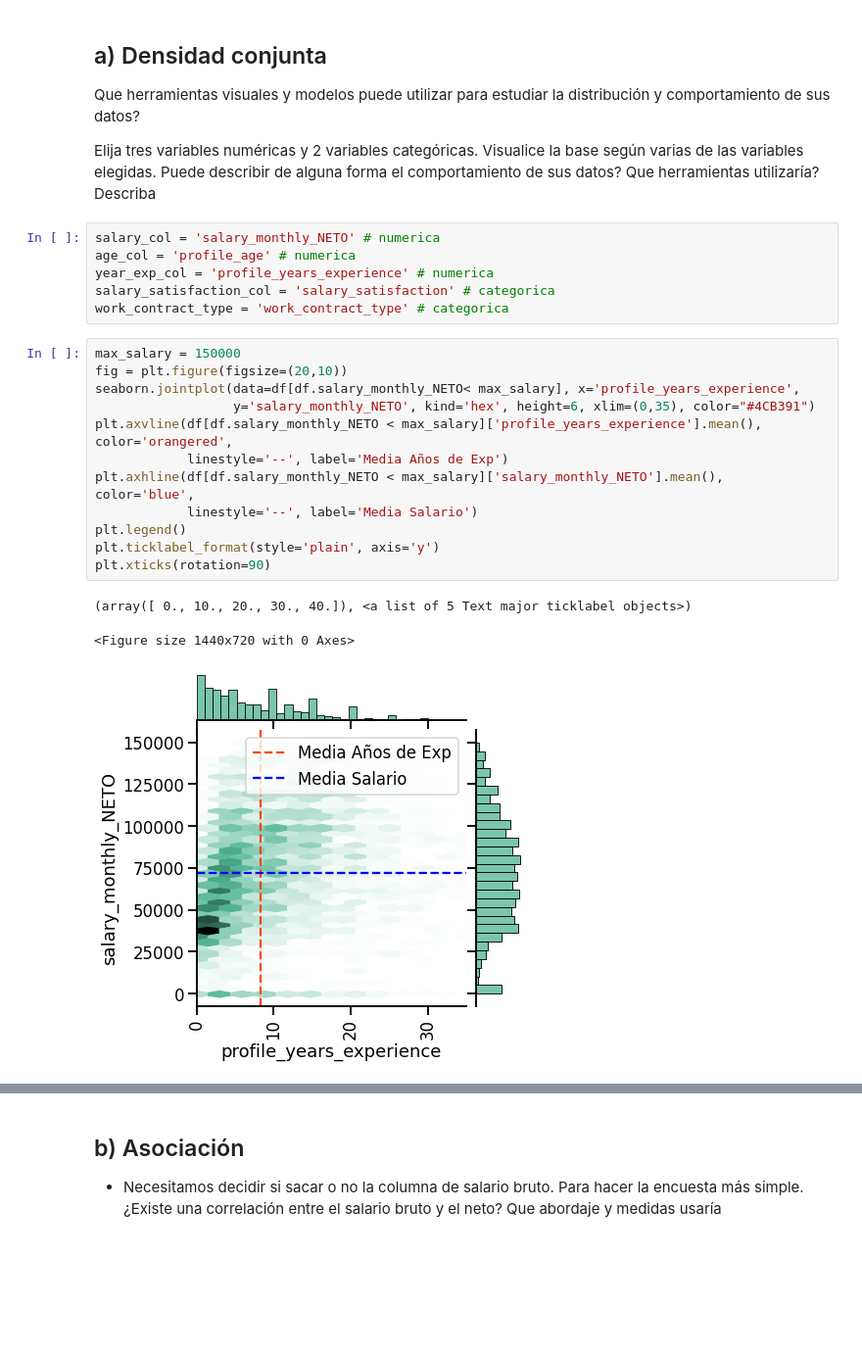
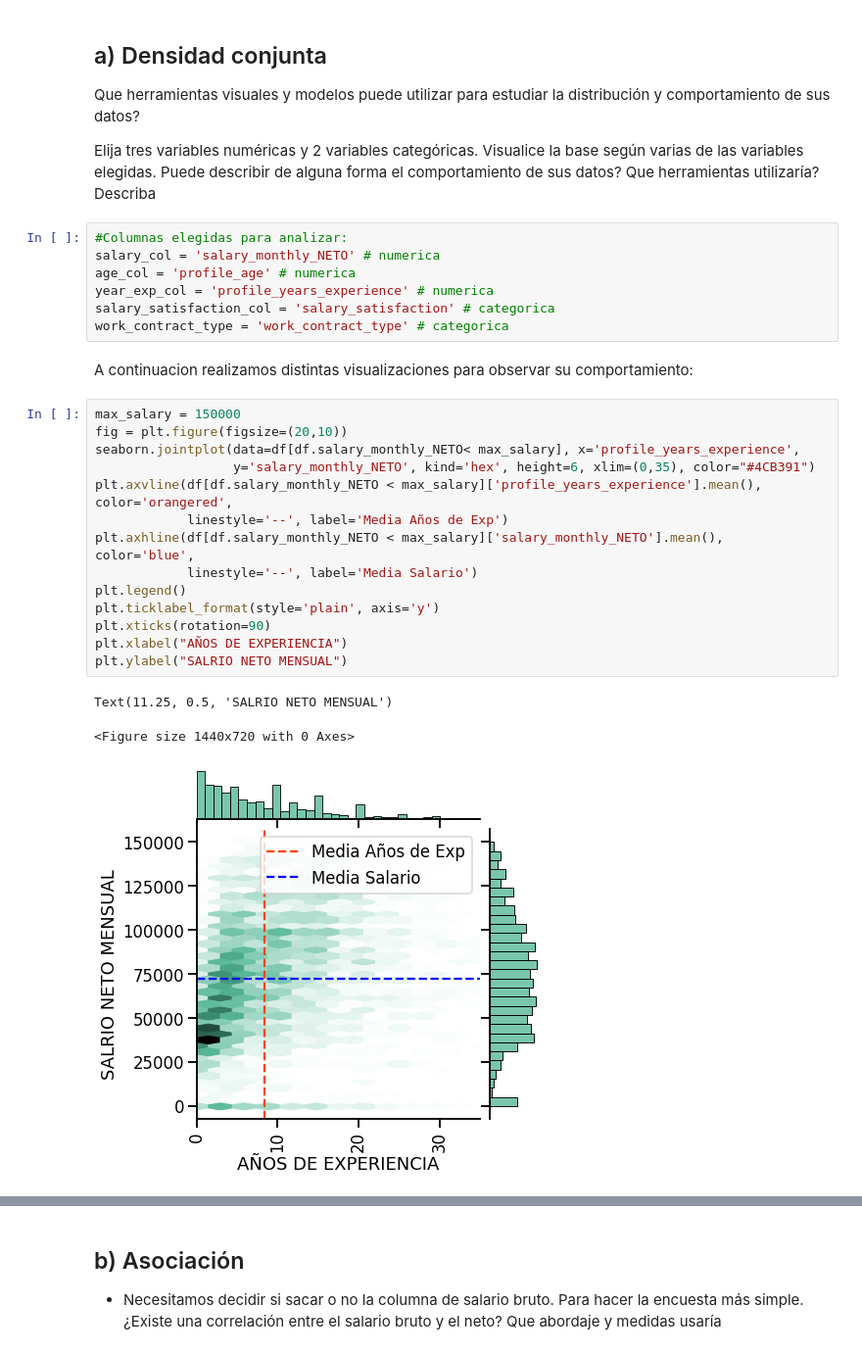
Before and after one commit to belizar/diplodatosFAMAF2022, a Jupyter notebook: ayvd/Entregable_Parte_1.ipynb, the cells around one changed output, grey strips where cells are left out. Shown: that part at 98% size. Saved outputs shown, nothing was run; the diff lists cells and outputs as text; blank space fills up the shorter version.

```diff
--- a/ayvd/Entregable_Parte_1.ipynb
+++ b/ayvd/Entregable_Parte_1.ipynb
@@ -273,24 +335,29 @@ Que herramientas visuales y modelos puede utilizar para estudiar la distribució
 
 Elija tres variables numéricas y 2 variables categóricas. Visualice la base según varias de las variables elegidas. Puede describir de alguna forma el comportamiento de sus datos? Que herramientas utilizaría? Describa
 # %%
+#Columnas elegidas para analizar:
 salary_col = 'salary_monthly_NETO' # numerica
 age_col = 'profile_age' # numerica
 year_exp_col = 'profile_years_experience' # numerica
 salary_satisfaction_col = 'salary_satisfaction' # categorica
 work_contract_type = 'work_contract_type' # categorica
+# %% [markdown]
+A continuacion realizamos distintas visualizaciones para observar su comportamiento:
 # %%
 max_salary = 150000
 fig = plt.figure(figsize=(20,10))
 seaborn.jointplot(data=df[df.salary_monthly_NETO< max_salary], x='profile_years_experience',
                   y='salary_monthly_NETO', kind='hex', height=6, xlim=(0,35), color="#4CB391")
 plt.axvline(df[df.salary_monthly_NETO < max_salary]['profile_years_experience'].mean(), color='orangered',
             linestyle='--', label='Media Años de Exp')
 plt.axhline(df[df.salary_monthly_NETO < max_salary]['salary_monthly_NETO'].mean(), color='blue',
             linestyle='--', label='Media Salario')
 plt.legend()
 plt.ticklabel_format(style='plain', axis='y')
 plt.xticks(rotation=90)
+plt.xlabel("AÑOS DE EXPERIENCIA")
+plt.ylabel("SALRIO NETO MENSUAL")
 # %% [output]
-(array([ 0., 10., 20., 30., 40.]), <a list of 5 Text major ticklabel objects>)
+Text(11.25, 0.5, 'SALRIO NETO MENSUAL')
 <Figure size 1440x720 with 0 Axes>
-[figure, old version]
+[figure, new version]
```
Also changed, not shown: parts of 40 cells of this notebook, 1 other file.
